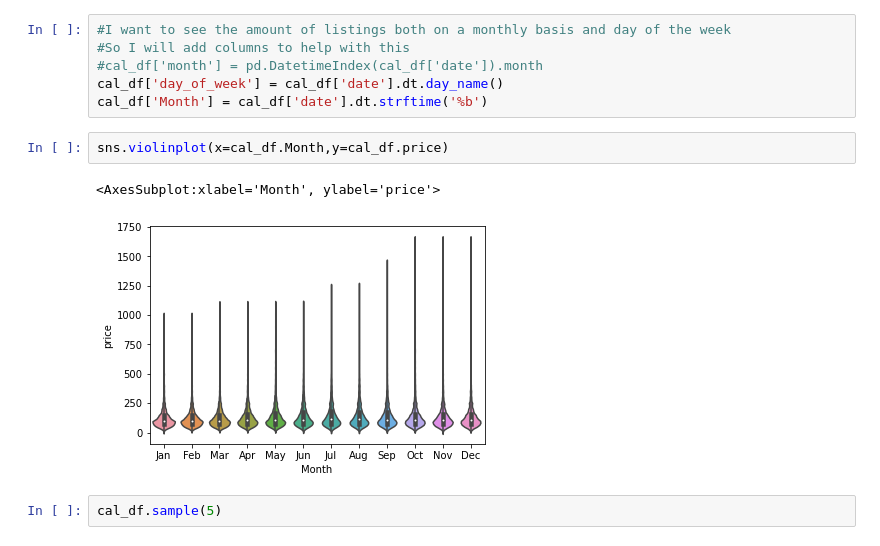
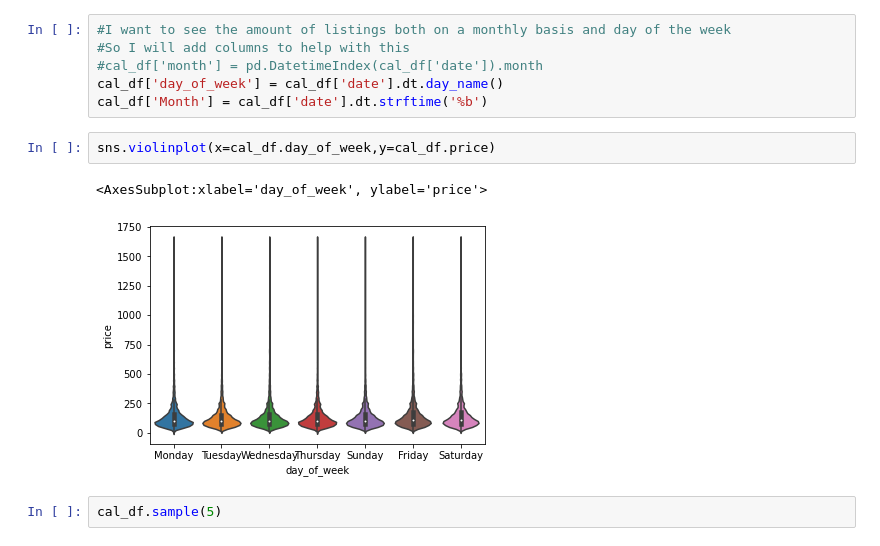
Before and after one commit to wonderbug2020/Seattle_AirBnB_Data, a Jupyter notebook: time_dependency_explore/When_to_visit_Seattle_old.ipynb, the cells around one changed output. Saved outputs shown, nothing was run; the diff lists cells and outputs as text.

```diff
--- a/time_dependency_explore/When_to_visit_Seattle.ipynb
+++ b/time_dependency_explore/When_to_visit_Seattle_old.ipynb
@@ -21,10 +21,10 @@ cal_df['price'] = cal_df['price'].replace('[\$,]', '', regex=True).astype(float)
 cal_df['day_of_week'] = cal_df['date'].dt.day_name()
 cal_df['Month'] = cal_df['date'].dt.strftime('%b')
 # %%
-sns.violinplot(x=cal_df.Month,y=cal_df.price)
+sns.violinplot(x=cal_df.day_of_week,y=cal_df.price)
 # %% [output]
-<AxesSubplot:xlabel='Month', ylabel='price'>
+<AxesSubplot:xlabel='day_of_week', ylabel='price'>
-[figure, old version]
+[figure, new version]
 # %%
 cal_df.sample(5)
 # %% [output]
```
